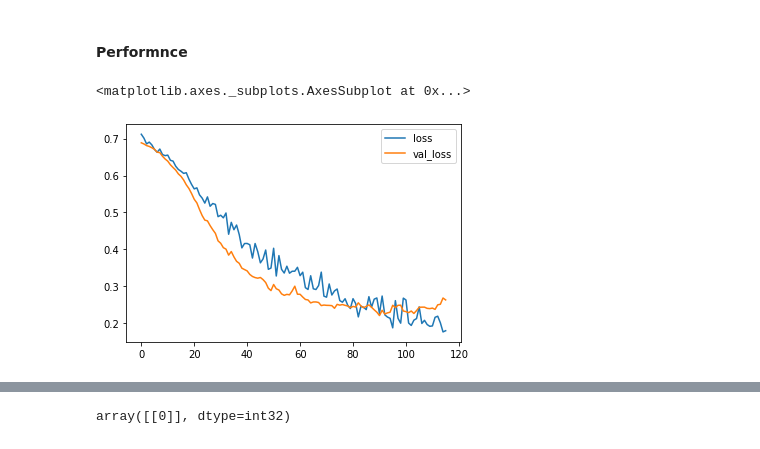
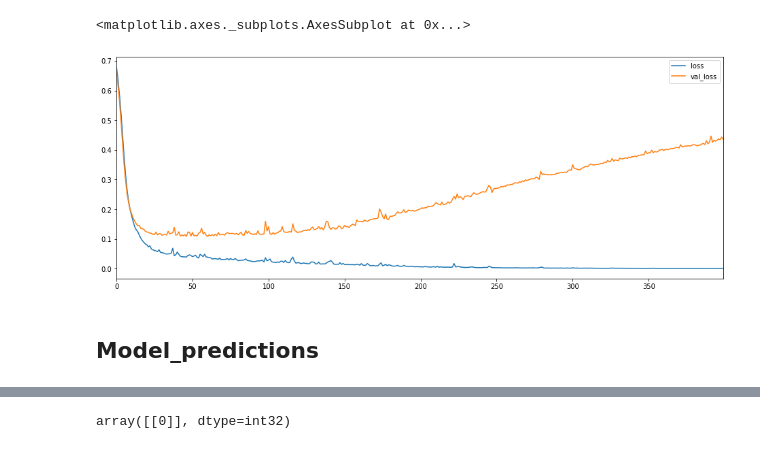
Before and after one commit to Berkat0789/Portfolio, a Jupyter notebook: Deep Learning and Neural Networks/Classification with ANN using Deep Neural Networks and TensorBoard.ipynb, the cells around one changed output, grey strips where cells are left out. Saved outputs shown, nothing was run; the diff lists cells and outputs as text; code cells hidden in the pictures.

```diff
--- a/Deep Learning and Neural Networks/Classification with ANN using Deep Neural Networks and TensorBoard.ipynb
+++ b/Deep Learning and Neural Networks/Classification with ANN using Deep Neural Networks and TensorBoard.ipynb
@@ -82,12 +102,7 @@ X_train.shape
 # %%
 model = Sequential()
-model.add(Dense(units = 30, activation = 'relu'))
-model.add(Dropout(0.5))
-model.add(Dense(units = 10, activation = 'relu'))
-model.add(Dropout(0.5))
-model.add(Dense(units = 15, activation = 'relu'))
-model.add(Dropout(0.5))
-model.add(Dense(units = 15, activation = 'relu'))
-model.add(Dropout(0.5))
-model.add(Dense(units = 1, activation = 'sigmoid'))
-model.compile(optimization = "adam", loss = 'binary_crossentropy')
+model.add(Dense(units =30, activation = "relu"))
+model.add(Dense(units =30, activation = "relu"))
+model.add(Dense(units =15, activation = "relu"))
+model.add(Dense(units =1, activation = "sigmoid"))
+model.compile(optimizer = "adam", loss = "binary_crossentropy")
@@ -94,4 +113,4 @@ model.compile(optimization = "adam", loss = 'binary_crossentropy')
 # %%
-model.fit(X_train, y_train, validation_data=(X_test,y_test), epochs=300, callbacks=[early_Stop,board])
+model.fit(X_train,y_train, validation_data=(X_test,y_test), epochs=400)
 # %% [output]
 Train on 398 samples, validate on 171 samples
@@ -115,9 +139,9 @@ Epoch 00116: early stopping
+# %%
+pd.DataFrame(model.history.history).plot(figsize = (16,6))
+# %% [output]
+<matplotlib.axes._subplots.AxesSubplot at 0x...>
+[figure, added]
 # %% [markdown]
-#### Performnce
+## Model_predictions
-# %%
-pd.DataFrame(model.history.history).plot()
-# %% [output]
-<matplotlib.axes._subplots.AxesSubplot at 0x...>
-[figure, removed]
 # %%
 predictions = model.predict_classes(X_test)
```
Also changed, not shown: parts of 58 cells of this notebook, 4 other files.
